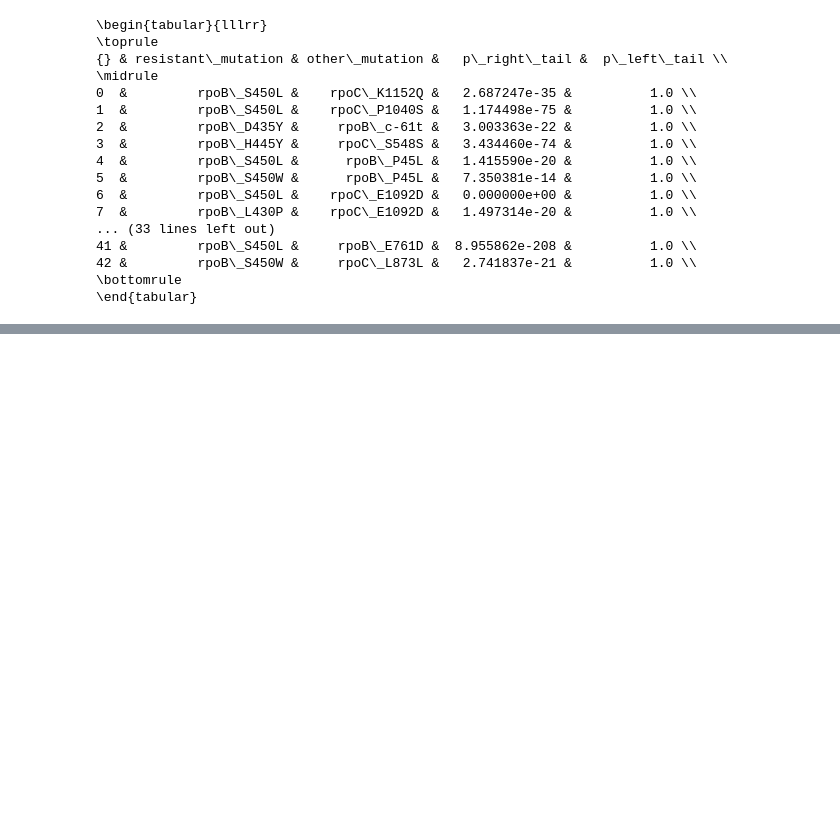
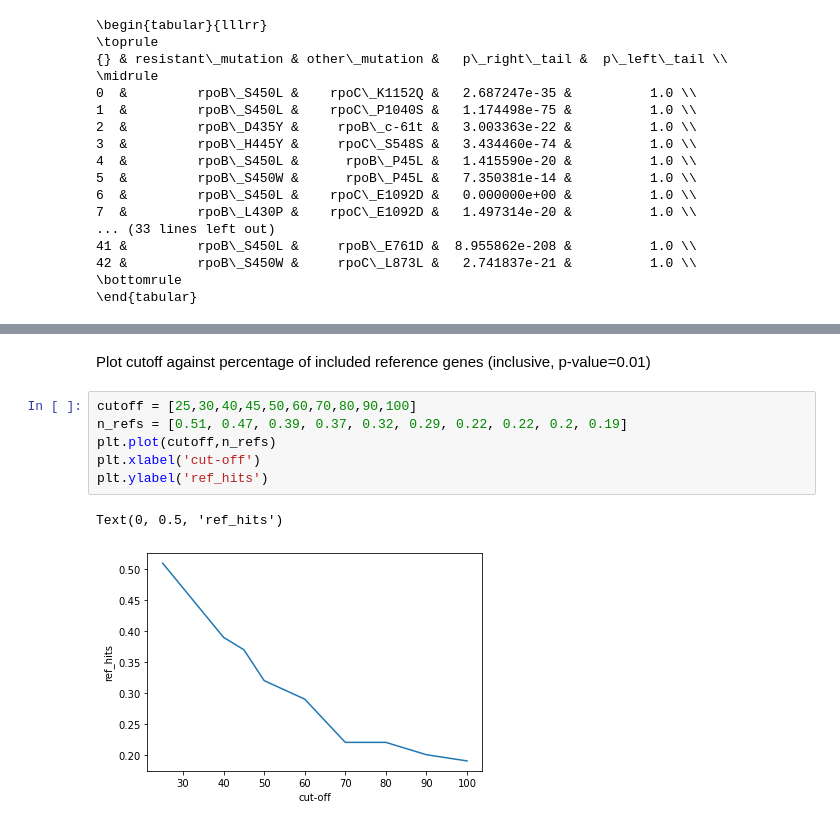
Before and after one commit to fowler-lab/tb-rnap-compensation, a Jupyter notebook: Create figures and tables.ipynb, the cells around one changed output, grey strips where cells are left out. Drawn from its saved outputs; the diff is of its cells as text; blank space fills up the shorter version.

```diff
--- a/Create figures and tables.ipynb
+++ b/Create figures and tables.ipynb
@@ -84,0 +107,11 @@ print(new.to_latex())
+# %% [markdown]
+Plot cutoff against percentage of included reference genes (inclusive, p-value=0.01)
+# %%
+cutoff = [25,30,40,45,50,60,70,80,90,100]
+n_refs = [0.51, 0.47, 0.39, 0.37, 0.32, 0.29, 0.22, 0.22, 0.2, 0.19]
+plt.plot(cutoff,n_refs)
+plt.xlabel('cut-off')
+plt.ylabel('ref_hits')
+# %% [output]
+Text(0, 0.5, 'ref_hits')
+[figure, added]
```
Also changed, not shown: parts of 9 cells of this notebook.
